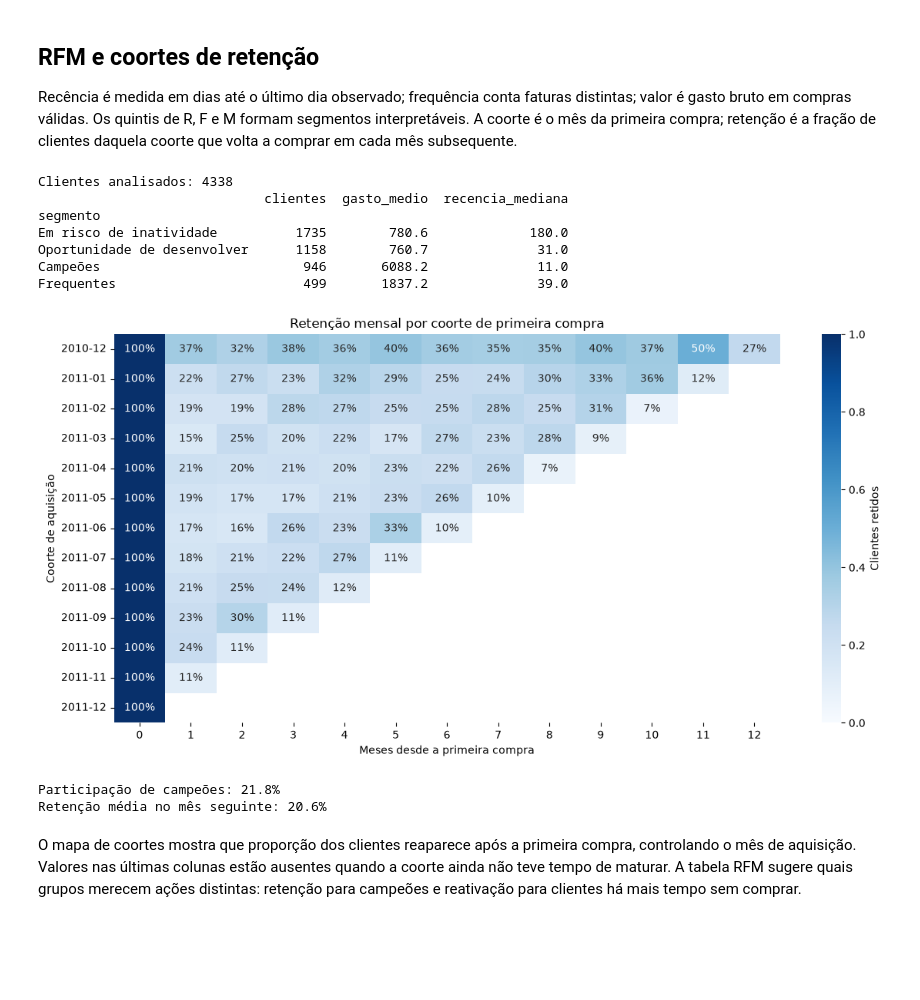
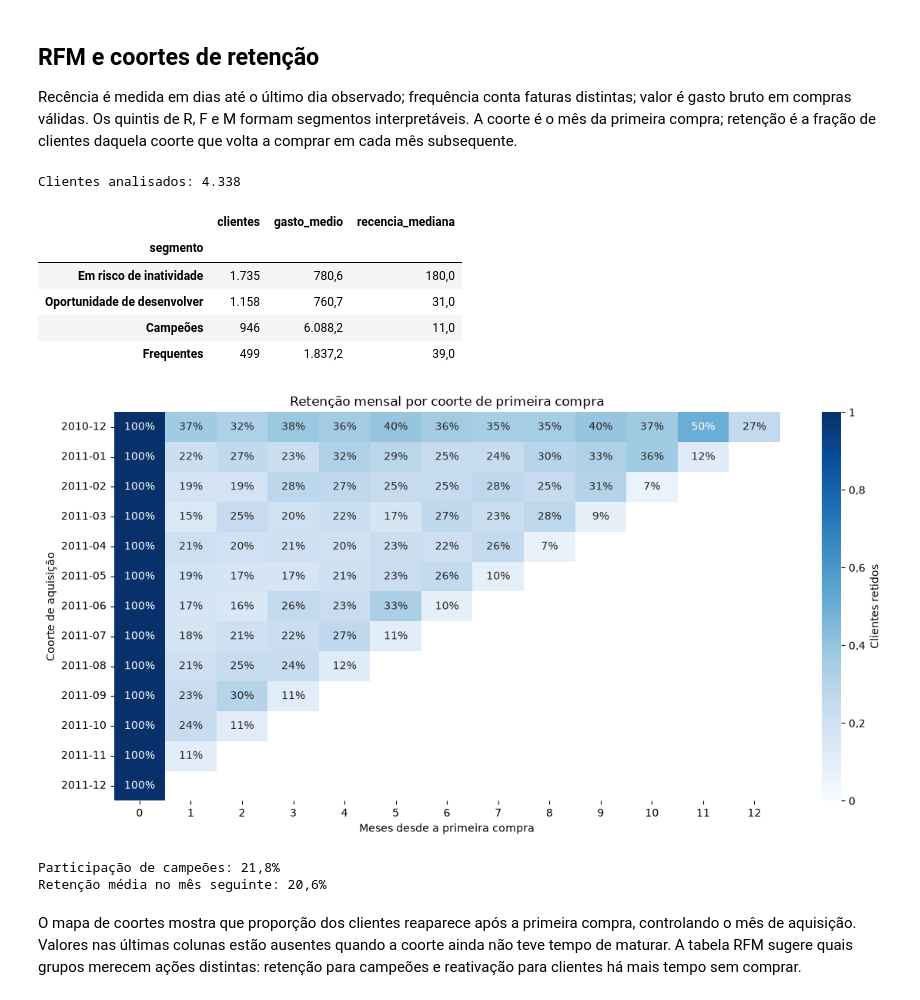
Before and after one commit to GustavoQueirozP/portfolio_gustavo, a Jupyter notebook: projetos/analise_vendas_python/churn_rfm_forecast.ipynb, the cells around one changed output. Cells and saved outputs as stored; diff of their text form; code cells hidden in the pictures; blank space fills up the shorter version.

```diff
--- a/projetos/analise_vendas_python/churn_rfm_forecast.ipynb
+++ b/projetos/analise_vendas_python/churn_rfm_forecast.ipynb
@@ -73,42 +77,42 @@ Recência é medida em dias até o último dia observado; frequência conta fatu
 # %%
 data_ref = sales.InvoiceDate.max().normalize() + pd.Timedelta(days=1)
 rfm = sales.groupby("CustomerID").agg(
     ultima_compra=("InvoiceDate", "max"),
     frequencia=("InvoiceNo", "nunique"),
     valor=("amount", "sum"),
     primeira_compra=("InvoiceDate", "min"),
 )
 rfm["recencia_dias"] = (data_ref - rfm.ultima_compra.dt.normalize()).dt.days
 rfm["R"] = pd.qcut(rfm.recencia_dias.rank(method="first"), 5, labels=[5,4,3,2,1]).astype(int)
 rfm["F"] = pd.qcut(rfm.frequencia.rank(method="first"), 5, labels=[1,2,3,4,5]).astype(int)
 rfm["M"] = pd.qcut(rfm.valor.rank(method="first"), 5, labels=[1,2,3,4,5]).astype(int)
 rfm["segmento"] = np.select([rfm.R.ge(4)&rfm.F.ge(4)&rfm.M.ge(4), rfm.R.le(2), rfm.F.ge(4)], ["Campeões", "Em risco de inatividade", "Frequentes"], default="Oportunidade de desenvolver")
-print("Clientes analisados:", len(rfm))
-print(rfm.groupby("segmento", observed=True).agg(clientes=("valor","size"), gasto_medio=("valor","mean"), recencia_mediana=("recencia_dias","median")).sort_values("clientes", ascending=False).round(1))
+print("Clientes analisados:", fmt_int(len(rfm)))
+display(tabela_br(rfm.groupby("segmento", observed=True).agg(clientes=("valor","size"), gasto_medio=("valor","mean"), recencia_mediana=("recencia_dias","median")).sort_values("clientes", ascending=False), casas=1))
 
 cohort = sales[["CustomerID", "InvoiceDate"]].copy()
 cohort["mes_compra"] = cohort.InvoiceDate.dt.to_period("M")
 cohort["coorte"] = cohort.groupby("CustomerID").mes_compra.transform("min")
 cohort["idade_coorte"] = (cohort.mes_compra - cohort.coorte).apply(lambda z: z.n)
 cohort_sizes = cohort.groupby("coorte").CustomerID.nunique()
 retencao = cohort.groupby(["coorte", "idade_coorte"]).CustomerID.nunique().unstack().div(cohort_sizes, axis=0)
 fig, ax = plt.subplots(figsize=(12,6))
-sns.heatmap(retencao, cmap="Blues", annot=True, fmt=".0%", vmin=0, vmax=1, ax=ax, cbar_kws={"label":"Clientes retidos"})
+sns.heatmap(retencao, cmap="Blues", annot=retencao.map(lambda v: fmt_pct(v, 0)), fmt="", vmin=0, vmax=1, ax=ax, cbar_kws={"label":"Clientes retidos"})
 ax.set(title="Retenção mensal por coorte de primeira compra", xlabel="Meses desde a primeira compra", ylabel="Coorte de aquisição")
-fig.tight_layout(); plt.show()
-print("Participação de campeões:", f"{rfm.segmento.eq('Campeões').mean():.1%}")
-print("Retenção média no mês seguinte:", f"{retencao.loc[retencao.index < retencao.index.max(), 1].mean():.1%}")
+formatar_eixos(fig); fig.tight_layout(); plt.show()
+print("Participação de campeões:", f"{fmt_pct(rfm.segmento.eq('Campeões').mean(), 1)}")
+print("Retenção média no mês seguinte:", f"{fmt_pct(retencao.loc[retencao.index < retencao.index.max(), 1].mean(), 1)}")
 # %% [output]
-Clientes analisados: 4338
-                             clientes  gasto_medio  recencia_mediana
-segmento
-Em risco de inatividade          1735        780.6             180.0
-Oportunidade de desenvolver      1158        760.7              31.0
-Campeões                          946       6088.2              11.0
-Frequentes                        499       1837.2              39.0
+Clientes analisados: 4.338
+|  | clientes | gasto_medio | recencia_mediana |
+| segmento |  |  |  |
+| Em risco de inatividade | 1.735 | 780,6 | 180,0 |
+| Oportunidade de desenvolver | 1.158 | 760,7 | 31,0 |
+| Campeões | 946 | 6.088,2 | 11,0 |
+| Frequentes | 499 | 1.837,2 | 39,0 |
-[figure, old version]
+[figure, new version]
-Participação de campeões: 21.8%
-Retenção média no mês seguinte: 20.6%
+Participação de campeões: 21,8%
+Retenção média no mês seguinte: 20,6%
 # %% [markdown]
 O mapa de coortes mostra que proporção dos clientes reaparece após a primeira compra, controlando o mês de aquisição. Valores nas últimas colunas estão ausentes quando a coorte ainda não teve tempo de maturar. A tabela RFM sugere quais grupos merecem ações distintas: retenção para campeões e reativação para clientes há mais tempo sem comprar.
 # %% [markdown]
```
Also changed, not shown: parts of 6 cells of this notebook, 14 other files.
